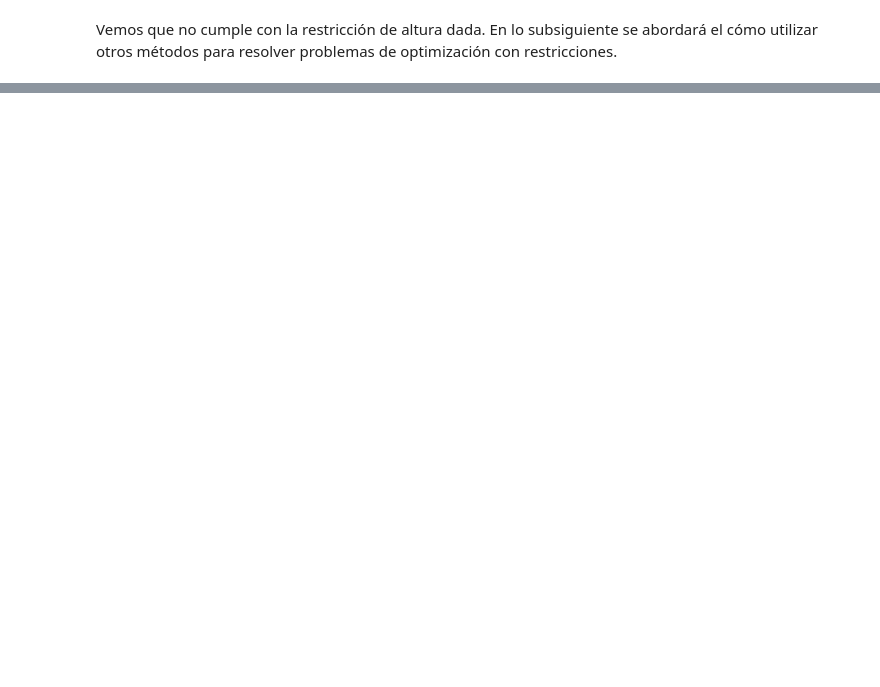
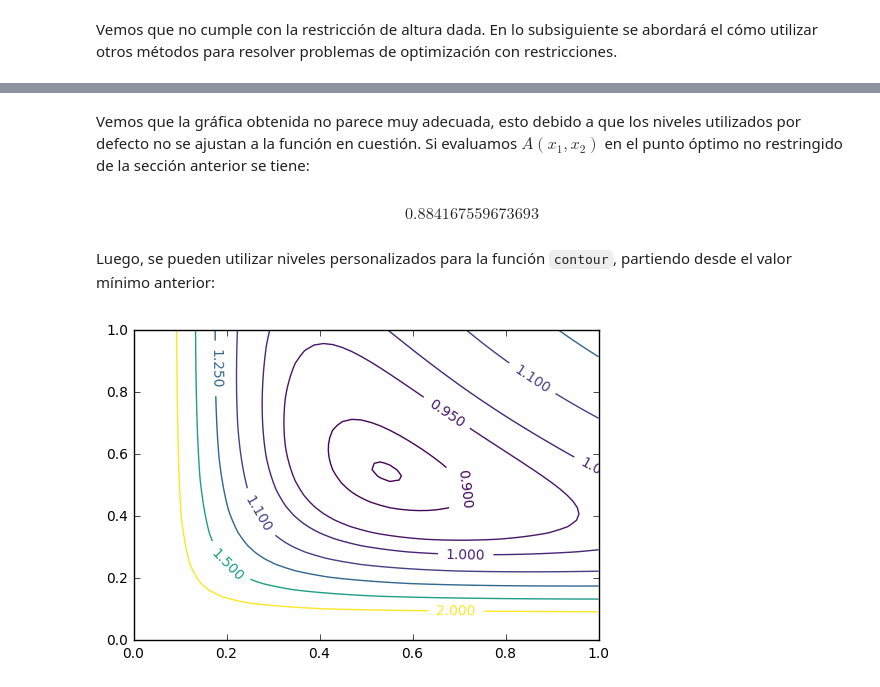
Before and after one commit to numython/numython.github.io, a Jupyter notebook: posts/resolviendo-problemas-de-optimizacion-con-python.ipynb, the cells around one changed output, grey strips where cells are left out. Saved outputs shown, nothing was run; the diff lists cells and outputs as text; code cells hidden in the pictures; blank space fills up the shorter version.

```diff
--- a/posts/resolviendo-problemas-de-optimizacion-con-python.ipynb
+++ b/posts/resolviendo-problemas-de-optimizacion-con-python.ipynb
@@ -143,0 +150,14 @@ g4 = x2 - 0.1
+# %% [markdown]
+Vemos que la gráfica obtenida no parece muy adecuada, esto debido a que los niveles utilizados por defecto no se ajustan a la función en cuestión. Si evaluamos $A(x_1,x_2)$ en el punto óptimo no restringido de la sección anterior se tiene:
+# %%
+A.subs({"x_1":_x1,"x_2":_x2,"V":0.08})
+# %% [output]
+$$0.884167559673693$$
+# %% [markdown]
+Luego, se pueden utilizar niveles personalizados para la función `contour`, partiendo desde el valor mínimo anterior:
+# %%
+lvl = [0.885, 0.9, 0.95, 1.0, 1.1, 1.25, 1.5, 2.0]
+cl = plt.contour(x1, x2, f, levels=lvl, cmap="viridis")
+plt.clabel(cl);
+# %% [output]
+[figure, added]
```
Also changed, not shown: parts of 20 cells of this notebook, 32 other files.
